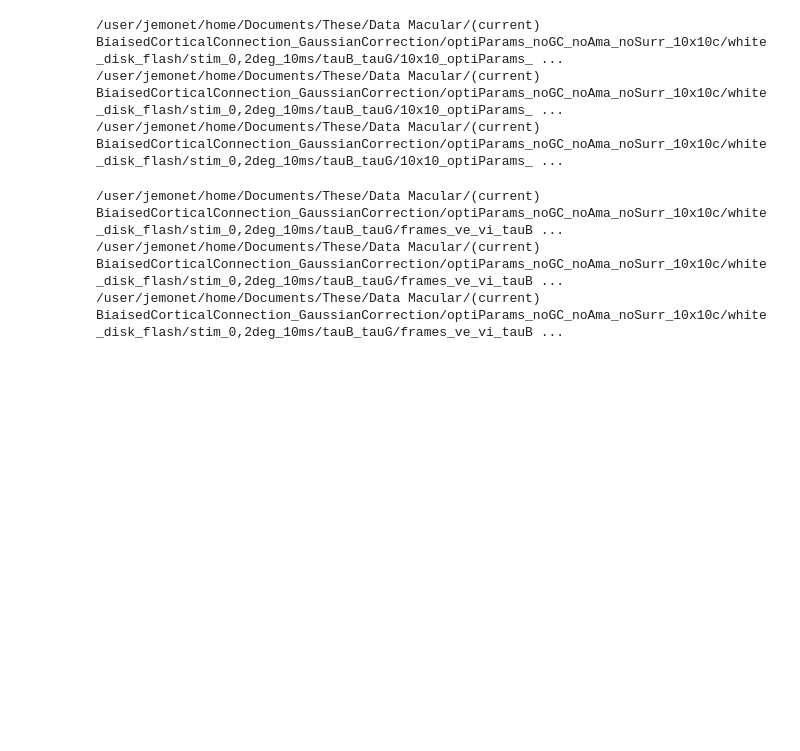
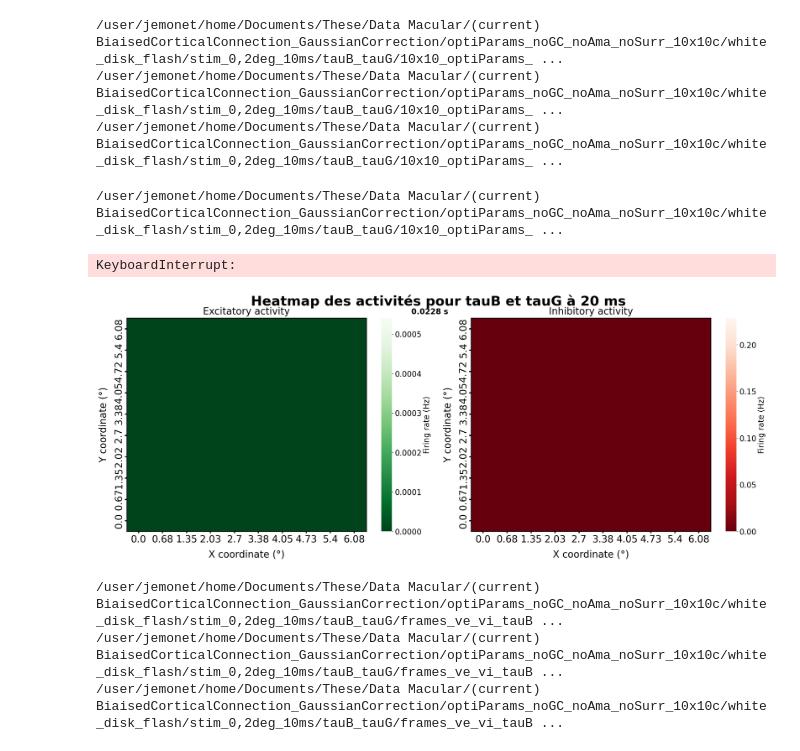
Before and after one commit to JEmonet67/figure_lib, a Jupyter notebook: Modèles_graphes.ipynb, the cells around one changed output. Drawn from its saved outputs; the diff is of its cells as text; code cells hidden in the pictures; blank space fills up the shorter version.

```diff
--- a/Modèles_graphes.ipynb
+++ b/Modèles_graphes.ipynb
@@ -1071,6 +1071,69 @@ for file in files:
 /user/jemonet/home/Documents/These/Data Macular/(current) BiaisedCorticalConnection_GaussianCorrection/optiParams_noGC_noAma_noSurr_10x10c/white_disk_flash/stim_0,2deg_10ms/tauB_tauG/10x10_optiParams_ ...
 /user/jemonet/home/Documents/These/Data Macular/(current) BiaisedCorticalConnection_GaussianCorrection/optiParams_noGC_noAma_noSurr_10x10c/white_disk_flash/stim_0,2deg_10ms/tauB_tauG/10x10_optiParams_ ...
 /user/jemonet/home/Documents/These/Data Macular/(current) BiaisedCorticalConnection_GaussianCorrection/optiParams_noGC_noAma_noSurr_10x10c/white_disk_flash/stim_0,2deg_10ms/tauB_tauG/10x10_optiParams_ ...
+# %%
+importlib.reload(hmf)
+importlib.reload(gdf)
+importlib.reload(lm2D)
+
+path_dir = "/user/jemonet/home/Documents/These/Data Macular/(current) BiaisedCorticalConnection_GaussianCorrection/optiParams_noGC_noAma_noSurr_10x10c/white_disk_flash/stim_0,2deg_10ms/tauB_tauG"
+
+reg_caract = re.compile(r"_tauB_G([0-9]{1,3})ms")
+reg_n_cells = re.compile(r"([0-9]{1,3})x([0-9]{1,3})")
+reg_n_frame = re.compile(r"([0-9]{1,3})f")
+reg_csv = re.compile(r".*.csv")
+
+delta_t = 0.001 # seconds
+frame_rate = 60 # frames per second
+size_mm = (6.075,6.075) # degrees
+
+files = [f for f in os.listdir(path_dir) if isfile(join(path_dir,f)) and reg_csv.findall(f)!=[] and reg_caract.findall(f) != []]
+files.sort(key = lambda x : int(reg_caract.findall(x)[0]))
+
+for file in files:
+    caract = int(reg_caract.findall(file)[0])
+    n_cells = [int(i) for i in reg_n_cells.findall(file)[0]]
+    n_frame = int(reg_n_frame.findall(file)[0])
+    name_directory = f"frames_ve_vi_tauB_G{caract}"
+
+    if name_directory not in os.listdir(path_dir):
+        os.mkdir(f"{path_dir}/{name_directory}")
+
+    path_load = f"{path_dir}/{file}"
+    print(path_load)
+
+    df = gdf.GraphDF(path_load,delta_t,frame_rate,n_cells[0],n_cells[1])
+    df = df.crop(df.dt*n_frame)
+
+    df_exc = df.isolate_dataframe_bytype("CorticalExcitatory")
+    df_exc = df_exc.isolate_dataframe_byoutputs("v_e")
+    df_inh = df.isolate_dataframe_bytype("CorticalInhibitory")
+    df_inh = df_inh.isolate_dataframe_byoutputs("v_i")
+
+    # df_exc = df_exc.sort_by_cell_number()
+    # df_inh = df_inh.sort_by_cell_number()
+
+    list_2Dm, list_t , min_value, max_value = df_exc.export_rows_to_2DmatrixList(size_mm, n_cells)
+    mat2D_exc = lm2D.listMatrix2D(list_2Dm, list_t , min_value, max_value)
+    list_2Dm, list_t , min_value, max_value = df_inh.export_rows_to_2DmatrixList(size_mm, n_cells)
+    mat2D_inh = lm2D.listMatrix2D(list_2Dm, list_t , min_value, max_value)
+
+    params_fig = dict(wspace=0.15,hspace=0.4)
+
+    info_fig = {"title":f"Heatmap des activités pour tauB et tauG à {caract} ms", "subtitles":["Excitatory activity","Inhibitory activity"],
+                "xlabel":"X coordinate (°)","ylabel":"Y coordinate (°)", "colorbar_label":"Firing rate (Hz)",
+                "sharex":True,"sharey":False}
+
+    font_size = {"main_title":35, "subtitle":25, "xlabel":25, "ylabel":25, "g_xticklabel":15, "g_yticklabel":15, "legend":10, "global":20}
+
+    params_plot = {"grid_color":"lightgray","grid_width":4,"ticklength":5,"tickwidth":3, "labelpad":15, "col_map":["Greens_r","Reds_r"]}
+
+    f = hmf.heatMapFigure([mat2D_exc, mat2D_inh],dict_info_fig=info_fig, dict_font_size=font_size,dict_params_plot=params_plot, dict_params_fig=params_fig)
+    f.set_plot(f"{path_dir}/{name_directory}")
+# %% [output]
+/user/jemonet/home/Documents/These/Data Macular/(current) BiaisedCorticalConnection_GaussianCorrection/optiParams_noGC_noAma_noSurr_10x10c/white_disk_flash/stim_0,2deg_10ms/tauB_tauG/10x10_optiParams_ ...
+KeyboardInterrupt:
+[figure, added]
 # %%
 importlib.reload(hf)
 
```
Also changed, not shown: 1 other file.
